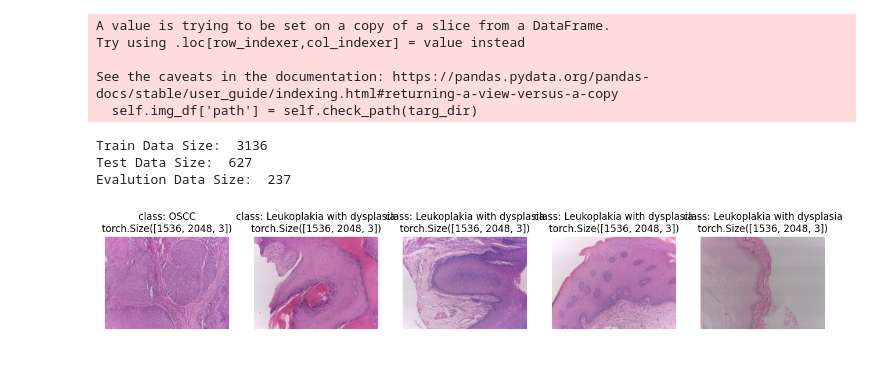
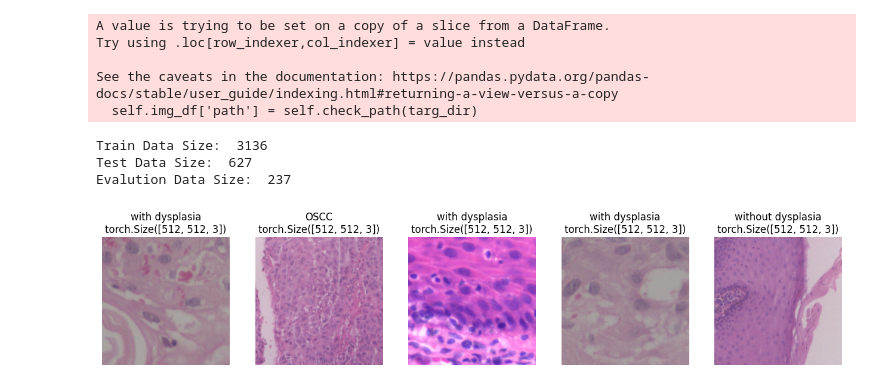
Before and after one commit to projectdai04/Oral_Cancer, a Jupyter notebook: custom_dataset.ipynb, the cells around one changed output. Cells and saved outputs as stored; diff of their text form; code cells hidden in the pictures.

```diff
--- a/custom_dataset.ipynb
+++ b/custom_dataset.ipynb
@@ -39,7 +43,6 @@ Train and Test directory: /content/drive/MyDrive/NDB-UFES An oral cancer and leu
 # %%
-
-train_dir = train_test_dir / 'images'
-train_df = pd.read_csv(train_test_dir/"sabpatch_parsed_folders.csv")
+# Setup Path of training dataset images and class label
+train_df = pd.read_csv(patch_dir/"sabpatch_parsed_folders.csv")
 train_ds = train_df[['path','lesion']]
 train_ds.head()
 # %% [output]
@@ -77,0 +100,8 @@ Evaluation directory: /content/drive/MyDrive/NDB-UFES An oral cancer and leukopl
+# %%
+## As observed Eval label and Train-Test label are different
+## we use this function to make it same
+
+def remove_substr(text: str) -> str:
+    return re.sub('Leukoplakia ', '', text)
+# %%
+eval_ds['diagnosis'] = eval_ds['diagnosis'].apply(remove_substr)
@@ -114,7 +169,7 @@ class ImageFolderCustom(Dataset):
         self.classes, self.class_to_idx = find_classes(path_df)
 
     # 2. check if its already in proper format
-    def check_path(self, targ_dir):
+    def check_path(self, targ_dir: str) -> DataFrame:
         if str(targ_dir) in self.img_df.iloc[0,0]:
             return self.img_df['path'].astype('string')
         else:
@@ -228,9 +283,9 @@ def display_random_images(dataset: torch.utils.data.dataset.Dataset,
         plt.title(title)
 # %%
 # Display random images from ImageFolder created Dataset
-display_random_images(eval_data,
+display_random_images(train_data,
                       n=5,
                       classes=classes,
                       seed=None)
 # %% [output]
-[figure, old version]
+[figure, new version]
```
Also changed, not shown: parts of 16 cells of this notebook.
